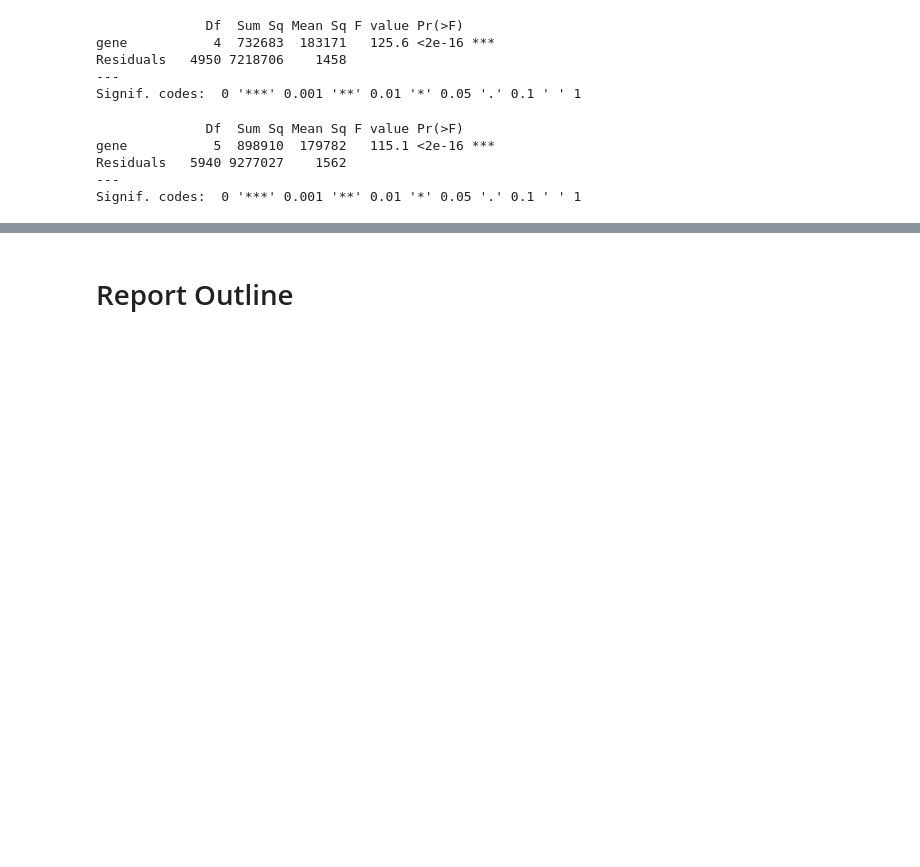
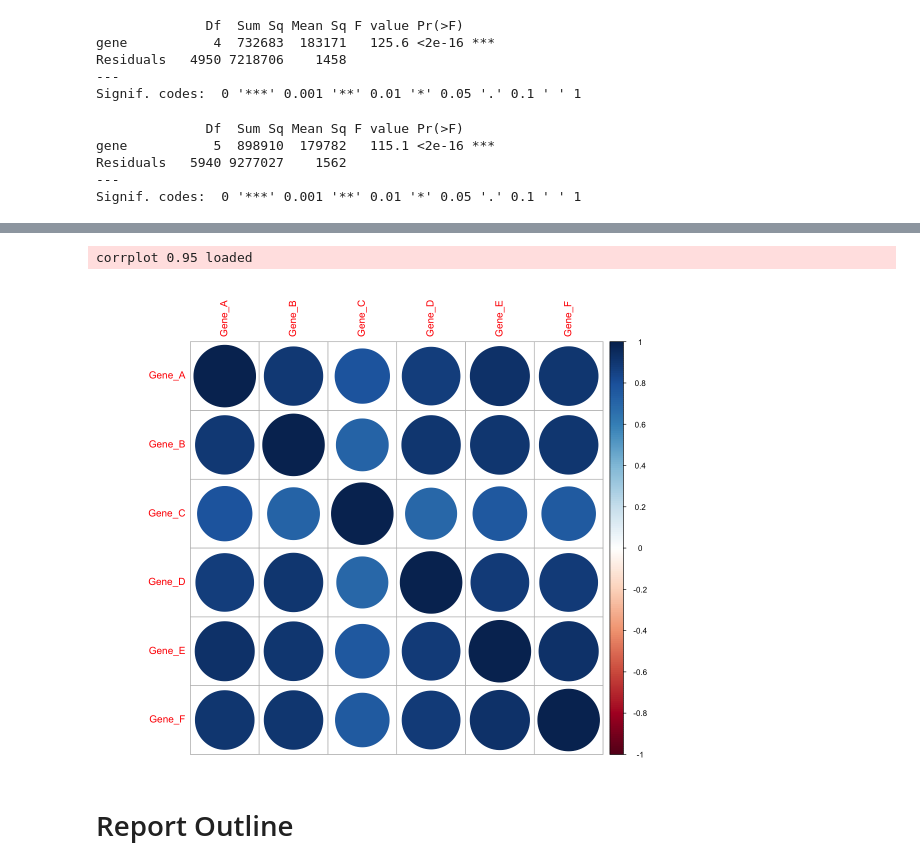
Before and after one commit to Ploenypp/bio-phys-inform_workbooks, a Jupyter notebook: biostats_project/working.ipynb, the cells around one changed output, grey strips where cells are left out. Cells and saved outputs as stored; diff of their text form; code cells hidden in the pictures; blank space fills up the shorter version.

```diff
--- a/biostats_project/aux_report.ipynb
+++ b/biostats_project/working.ipynb
@@ -1210,0 +1457,6 @@ Signif. codes:  0 '***' 0.001 '**' 0.01 '*' 0.05 '.' 0.1 ' ' 1
+# %%
+gene_expr = sharks %>%
+    select(Gene_A, Gene_B, Gene_C, Gene_D, Gene_E, Gene_F)
+
+cor_matrix <- cor(gene_expr, method="spearman")
+cor_matrix
@@ -1211,3 +1472,9 @@ Signif. codes:  0 '***' 0.001 '**' 0.01 '*' 0.05 '.' 0.1 ' ' 1
+# %%
+library(corrplot)
+corrplot(cor_matrix,method="circle")
+# %% [output]
+corrplot 0.95 loaded
+[figure, added]
 # %% [markdown]
 # Report Outline
 # %% [markdown]
```
Also changed, not shown: parts of 18 cells of this notebook.
